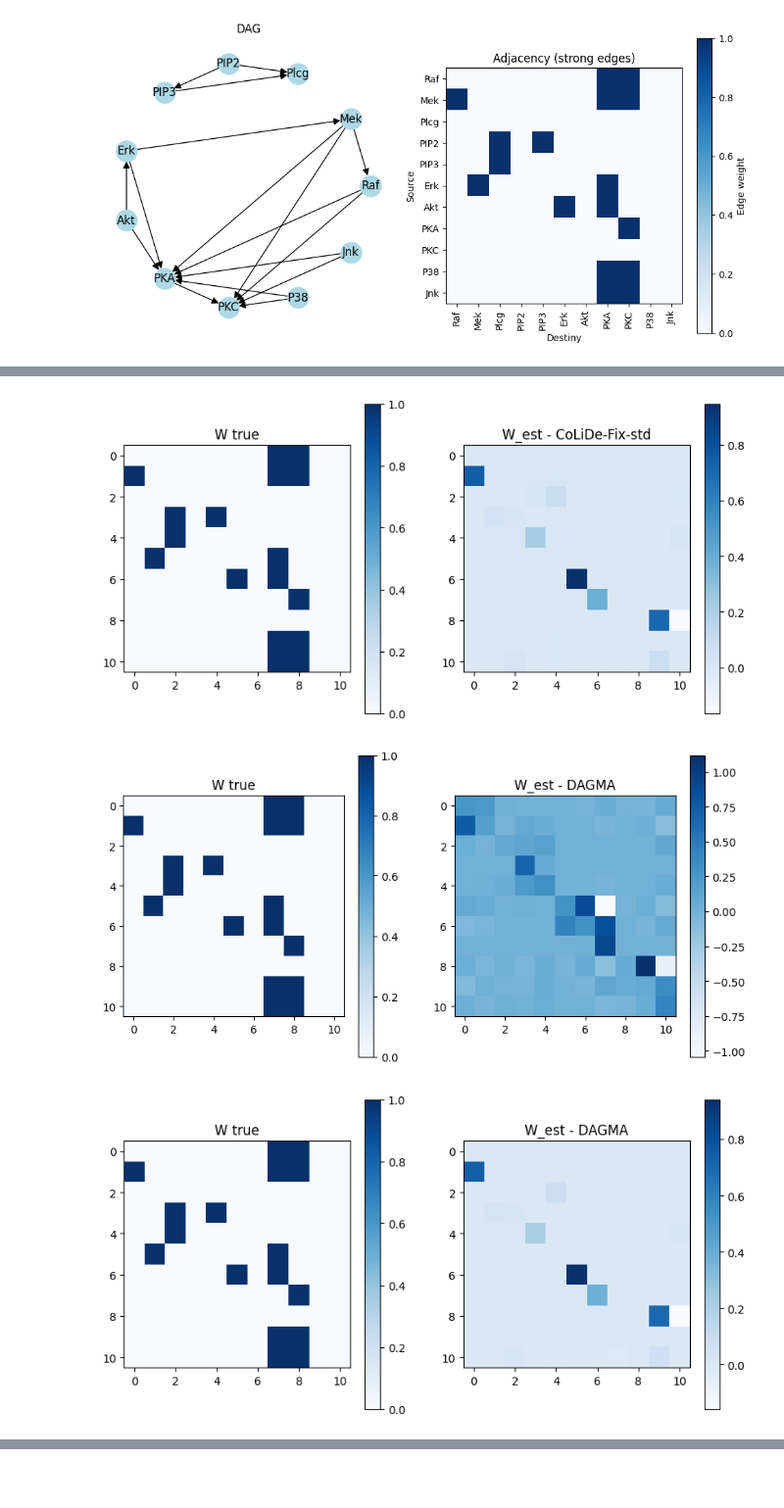
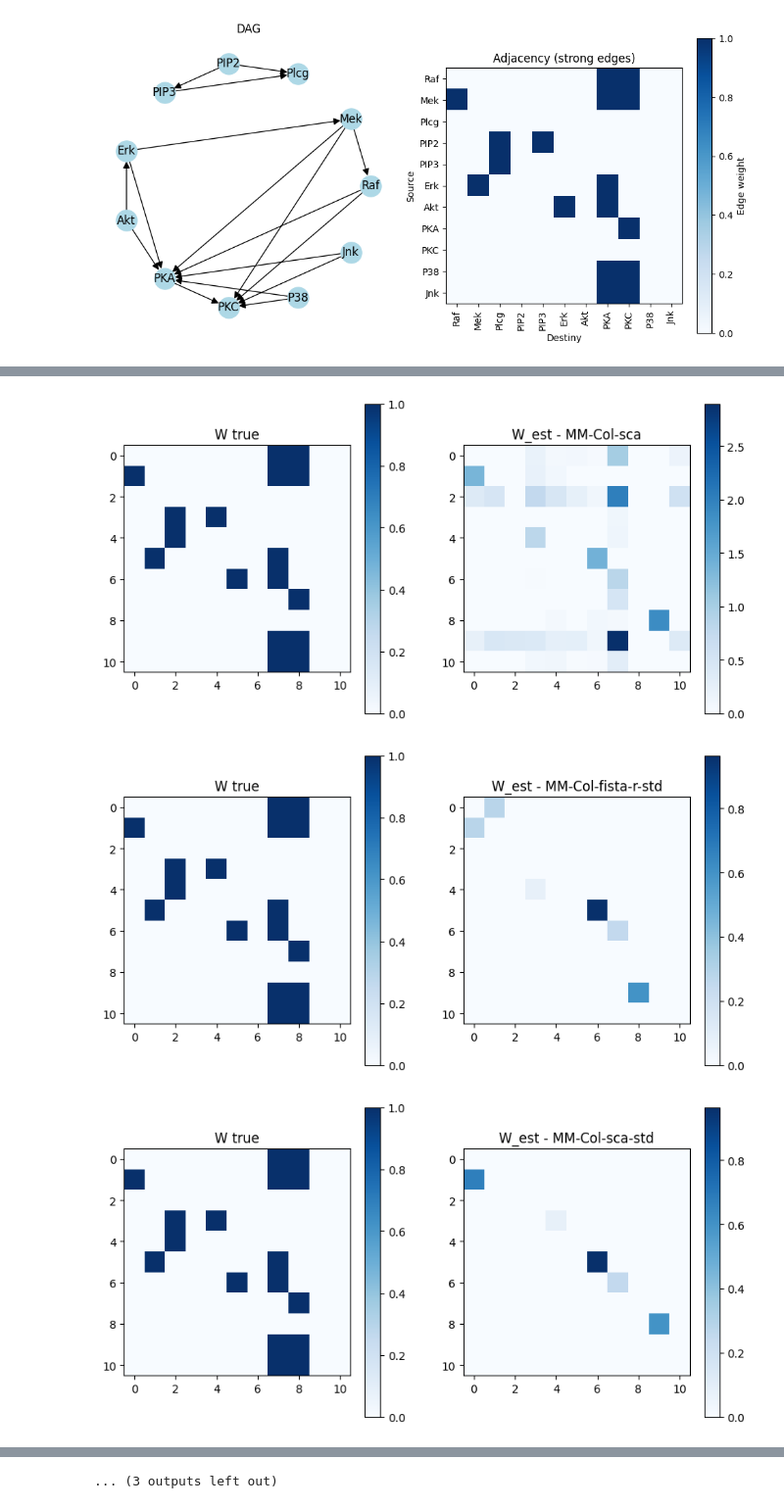
Before and after one commit to reysam93/cvx_dag_learning, a Jupyter notebook: sachs_exp.ipynb, the cells around one changed output, grey strips where cells are left out. Shown at 98% size. Cells and saved outputs as stored; diff of their text form; code cells hidden in the pictures; blank space fills up the shorter version.

```diff
--- a/sachs_exp.ipynb
+++ b/sachs_exp.ipynb
@@ -155,18 +155,18 @@ Exps = [
    'iters_in': 10000, 'iters_out': 50, 'beta': 1.2, 'Sigma':1}, 'init': {'primal_opt': 'pgd', 'acyclicity': 'logdet'},
    'adapt_lamb': False, 'standarize': True, 'fmt': 'o-', 'leg': 'MM-PGD-std'},
 
-  {'model': MetMulDagma, 'args': {'stepsize': 1e-5, 'alpha_0': .1, 'rho_0': 5, 's': 1, 'lamb': 1e-4,
-   'iters_in': 10000, 'iters_out': 50, 'beta': 1.2, 'Sigma':1}, 'init': {'primal_opt': 'adam', 'acyclicity': 'logdet'},
-   'adapt_lamb': False, 'standarize': True, 'fmt': 'o-', 'leg': 'MM-Logdet-std'},
+  # {'model': MetMulDagma, 'args': {'stepsize': 1e-5, 'alpha_0': .1, 'rho_0': 5, 's': 1, 'lamb': 1e-4,
+  #  'iters_in': 10000, 'iters_out': 50, 'beta': 1.2, 'Sigma':1}, 'init': {'primal_opt': 'adam', 'acyclicity': 'logdet'},
+  #  'adapt_lamb': False, 'standarize': True, 'fmt': 'o-', 'leg': 'MM-Logdet-std'},
 
-  {'model': MetMulDagma, 'args': {'stepsize': 1e-5, 'alpha_0': .1, 'rho_0': 5, 's': 1, 'lamb': 1e-4,
-   'iters_in': 10000, 'iters_out': 50, 'beta': 1.2, 'Sigma':1}, 'init': {'primal_opt': 'fista', 'acyclicity': 'logdet', 'restart': True},
-   'adapt_lamb': False, 'standarize': True, 'fmt': 'o-', 'leg': 'MM-Fista-std'},
+  # {'model': MetMulDagma, 'args': {'stepsize': 1e-5, 'alpha_0': .1, 'rho_0': 5, 's': 1, 'lamb': 1e-4,
+  #  'iters_in': 10000, 'iters_out': 50, 'beta': 1.2, 'Sigma':1}, 'init': {'primal_opt': 'fista', 'acyclicity': 'logdet', 'restart': True},
+  #  'adapt_lamb': False, 'standarize': True, 'fmt': 'o-', 'leg': 'MM-Fista-std'},
 
-  # Faster
-  {'model': MetMulDagma, 'args': {'stepsize': 5e-5, 'alpha_0': .1, 'rho_0': 5, 's': .8, 'lamb': 1e-2,
-   'iters_in': 10000, 'iters_out': 50, 'beta': 1.2, 'Sigma': 1}, 'init': {'primal_opt': 'pgd', 'acyclicity': 'logdet'},
-   'adapt_lamb': False, 'standarize': True, 'fmt': 'o-', 'leg': 'MM-PGD-std'},
+  # # Faster
+  # {'model': MetMulDagma, 'args': {'stepsize': 5e-5, 'alpha_0': .1, 'rho_0': 5, 's': .8, 'lamb': 1e-2,
+  #  'iters_in': 10000, 'iters_out': 50, 'beta': 1.2, 'Sigma': 1}, 'init': {'primal_opt': 'pgd', 'acyclicity': 'logdet'},
+  #  'adapt_lamb': False, 'standarize': True, 'fmt': 'o-', 'leg': 'MM-PGD-std'},
 
   {'model': MetMulDagma, 'args': {'stepsize': 5e-5, 'alpha_0': .1, 'rho_0': 5, 's': .8, 'lamb': 1e-2,
    'iters_in': 10000, 'iters_out': 50, 'beta': 1.2, 'Sigma': 1}, 'init': {'primal_opt': 'adam', 'acyclicity': 'logdet'},
@@ -176,6 +176,36 @@ Exps = [
    'iters_in': 10000, 'iters_out': 50, 'beta': 1.2, 'Sigma': 1}, 'init': {'primal_opt': 'fista', 'acyclicity': 'logdet', 'restart': True},
    'adapt_lamb': False, 'standarize': True, 'fmt': 'o-', 'leg': 'MM-Fista-std'},
 
+  # The ones needing reescaling
+  {'model': MetMulDagma, 'args': {'stepsize': 1e-5, 'alpha_0': .1, 'rho_0': 1, 's': .5, 'lamb': 1e-2,
+   'iters_in': 10000, 'iters_out': 100, 'beta': 5, 'Sigma': 1}, 'init': {'primal_opt': 'fista', 'acyclicity': 'logdet', 'restart': True},
+   'adapt_lamb': False, 'standarize': True, 'fmt': 'o-', 'leg': 'MM-Fista-std-low_err'},
+
+  {'model': MetMulDagma, 'args': {'stepsize': 1e-5, 'alpha_0': .1, 'rho_0': 1, 's': .5, 'lamb': 1e-2,
+   'iters_in': 500, 'iters_out': 5, 'beta': 5, 'Sigma': 1}, 'init': {'primal_opt': 'fista', 'acyclicity': 'logdet', 'restart': True},
+   'adapt_lamb': False, 'standarize': True, 'fmt': 'o-', 'leg': 'MM-Fista-std-low_shd_resc'},
+
+
+  {'model': MetMulDagma, 'args': {'stepsize': 1e-5, 'alpha_0': .1, 'rho_0': 5, 's': .8, 'lamb': 1e-3,
+   'iters_in': 100, 'iters_out': 20, 'beta': 2, 'Sigma': 1}, 'init': {'primal_opt': 'fista', 'acyclicity': 'logdet', 'restart': True},
+   'adapt_lamb': False, 'standarize': True, 'fmt': 'o-', 'leg': 'MM-Fista-std-NEW'},
+
+  # CVX CoLiDE
+  {'model': MetMulColide, 'args': {'stepsize': 5e-5, 'alpha_0': .1, 'rho_0': .1, 's': 1, 'lamb': .1, 'iters_in': 30000,
+     'iters_out': 10, 'beta': 1.2}, 'init': {'acyclicity': 'logdet', 'primal_opt': 'fista', 'restart': True}, 'standarize': False,
+     'adapt_lamb': True, 'leg': 'MM-Col-fista-r'},
+
+  {'model': MetMulColide, 'args': {'stepsize': 3e-4, 'alpha_0': .01, 'rho_0': .05, 's': 1, 'lamb': .1, 'iters_in': 20000,
+     'iters_out': 10, 'beta': 2, 'sca_adam': True}, 'init': {'acyclicity': 'logdet', 'primal_opt': 'sca'}, 'standarize': False,
+     'adapt_lamb': True, 'leg': 'MM-Col-sca'},
+
+  {'model': MetMulColide, 'args': {'stepsize': 5e-5, 'alpha_0': .1, 'rho_0': .1, 's': 1, 'lamb': .1, 'iters_in': 30000,
+     'iters_out': 10, 'beta': 1.2}, 'init': {'acyclicity': 'logdet', 'primal_opt': 'fista', 'restart': True}, 'standarize': True,
+     'adapt_lamb': True, 'leg': 'MM-Col-fista-r-std'},
+
+  {'model': MetMulColide, 'args': {'stepsize': 3e-4, 'alpha_0': .01, 'rho_0': .05, 's': 1, 'lamb': .1, 'iters_in': 20000,
+     'iters_out': 10, 'beta': 2, 'sca_adam': True}, 'init': {'acyclicity': 'logdet', 'primal_opt': 'sca'}, 'standarize': True,
+     'adapt_lamb': True, 'leg': 'MM-Col-sca-std'},
 
   # Colide
   {'model': colide_ev, 'args': {'lambda1': .05, 'T': 4, 's': [1.0, .9, .8, .7], 'warm_iter': 2e4,
@@ -215,3 +249,3 @@ DAGMA: SHD=15 | TPR=0.118 | FDR=0.600 | F1=0.182 | Err=1.439 | Time=1.30s
-[figure, old version]
+[figure, new version]
-[figure, old version]
+[figure, new version]
-[figure, old version]
+[figure, new version]
@@ -217,0 +253 @@ DAGMA: SHD=15 | TPR=0.118 | FDR=0.600 | F1=0.182 | Err=1.439 | Time=1.30s
+... (3 outputs left out)
```
Also changed, not shown: parts of 6 cells of this notebook, 5 other files.
